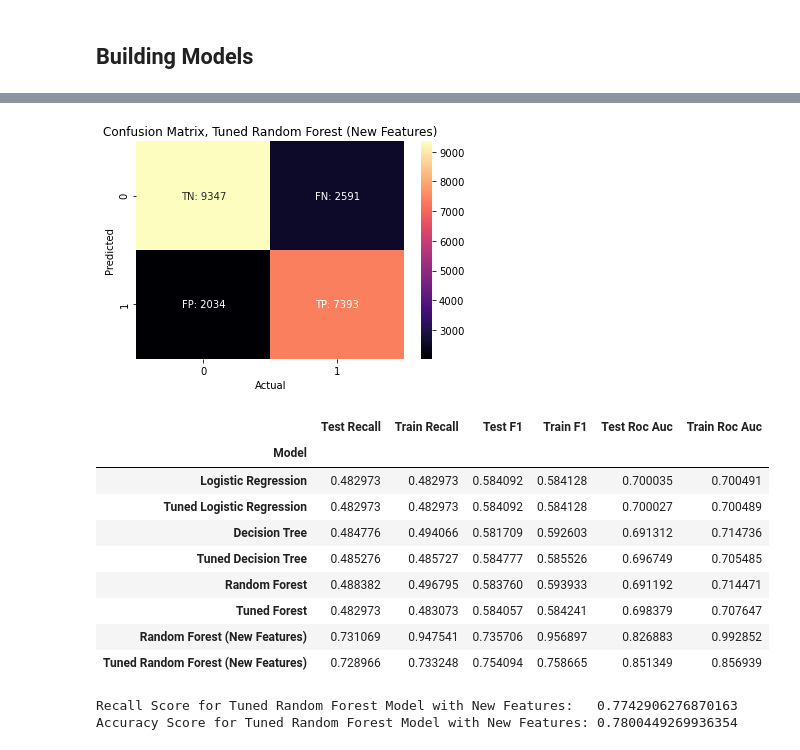
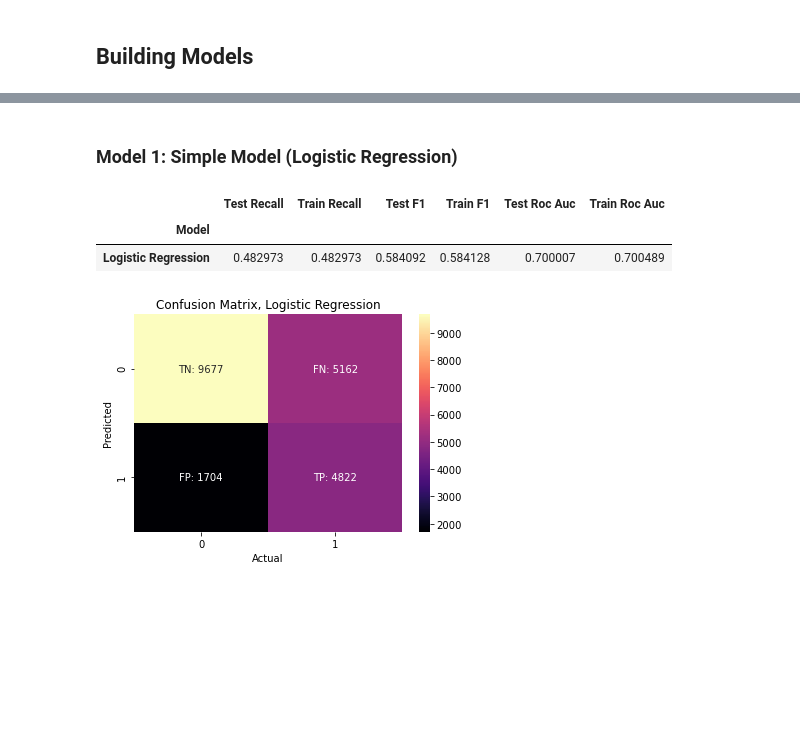
Before and after one commit to pmjustafort/flushotlearning, a Jupyter notebook: code.ipynb, the cells around one changed output, grey strips where cells are left out. Saved outputs shown, nothing was run; the diff lists cells and outputs as text; code cells hidden in the pictures; blank space fills up the shorter version.

```diff
--- a/code.ipynb
+++ b/code.ipynb
@@ -362,18 +208,0 @@ stats_df
-# %%
-# Define parameter grid for Random Forest
-param_dist_rf = {
-    'randomforestclassifier__n_estimators': range(50, 200),
-    'randomforestclassifier__max_features': ['auto', 'sqrt'],
-    'randomforestclassifier__max_depth': [None] + list(range(5, 50)),
-    'randomforestclassifier__min_samples_split': range(2, 20),
-    'randomforestclassifier__min_samples_leaf': range(1, 20),
-    'randomforestclassifier__bootstrap': [True, False]
-}
-
-# Create the RandomizedSearchCV object
-random_search_rf = RandomizedSearchCV(
-    forest_model, param_dist_rf, cv=5, scoring='precision', n_iter=10, random_state=seed, n_jobs=-1
-)
-
-# Fit the RandomizedSearchCV object to the training data
-random_search_rf.fit(X_train, y_train);
@@ -431,37 +208,0 @@ stats_df
-# %%
-random_search_rf.fit(X_train_new, y_train);
-# %%
-model_8 = 'Tuned Random Forest (New Features)'
-tuned_forest_model = random_search_rf.best_estimator_
-
-cv_tuned_forest_new_features, conf_mat_tuned_forest_new_features = cv_conf_mat(
-    tuned_forest_model, model_8, X_train_new, y_train
-)
-
-stats_df = pd.concat([stats_df, cv_tuned_forest_new_features])
-
-plot_conf_mat(conf_mat_tuned_forest_new_features)
-stats_df
-# %% [output]
-[figure, removed]
-|  | Test Recall | Train Recall | Test F1 | Train F1 | Test Roc Auc | Train Roc Auc |
-| Model |  |  |  |  |  |  |
-| Logistic Regression | 0.482973 | 0.482973 | 0.584092 | 0.584128 | 0.700035 | 0.700491 |
-| Tuned Logistic Regression | 0.482973 | 0.482973 | 0.584092 | 0.584128 | 0.700027 | 0.700489 |
-| Decision Tree | 0.484776 | 0.494066 | 0.581709 | 0.592603 | 0.691312 | 0.714736 |
-| Tuned Decision Tree | 0.485276 | 0.485727 | 0.584777 | 0.585526 | 0.696749 | 0.705485 |
-| Random Forest | 0.488382 | 0.496795 | 0.583760 | 0.593933 | 0.691192 | 0.714471 |
-| Tuned Forest | 0.482973 | 0.483073 | 0.584057 | 0.584241 | 0.698379 | 0.707647 |
-| Random Forest (New Features) | 0.731069 | 0.947541 | 0.735706 | 0.956897 | 0.826883 | 0.992852 |
-| Tuned Random Forest (New Features) | 0.728966 | 0.733248 | 0.754094 | 0.758665 | 0.851349 | 0.856939 |
-# %%
-from sklearn.metrics import recall_score, accuracy_score
-
-y_pred = tuned_forest_model.predict(X_test_new)
-test_recall = recall_score(y_pred, y_test)
-test_accuracy = accuracy_score(y_pred, y_test)
-print(f'''Recall Score for Tuned Random Forest Model with New Features:\t{test_recall}
-Accuracy Score for Tuned Random Forest Model with New Features:\t{test_accuracy}''')
-# %% [output]
-Recall Score for Tuned Random Forest Model with New Features:   0.7742906276870163
-Accuracy Score for Tuned Random Forest Model with New Features: 0.7800449269936354
@@ -469,0 +209,21 @@ stats_df.to_csv('model_stats.csv')
+# %%
+from sklearn.pipeline import make_pipeline
+from sklearn.linear_model import LogisticRegression
+from sklearn.preprocessing import StandardScaler
+from model_iteration import ModelIteration
+
+iterations = ModelIteration()
+# %% [markdown]
+### Model 1: Simple Model (Logistic Regression)
+# %%
+model_1 = 'Logistic Regression'
+simple_model = make_pipeline(StandardScaler(), LogisticRegression(random_state=seed))
+iterations.run_cv(model_1, simple_model, X_train, y_train)
+
+iterations.get_stats()
+iterations.confusion(simple_model, model_1, X_train, y_train)
+# %% [output]
+|  | Test Recall | Train Recall | Test F1 | Train F1 | Test Roc Auc | Train Roc Auc |
+| Model |  |  |  |  |  |  |
+| Logistic Regression | 0.482973 | 0.482973 | 0.584092 | 0.584128 | 0.700007 | 0.700489 |
+[figure, added]
```
Also changed, not shown: parts of 30 cells of this notebook, 4 other files.
